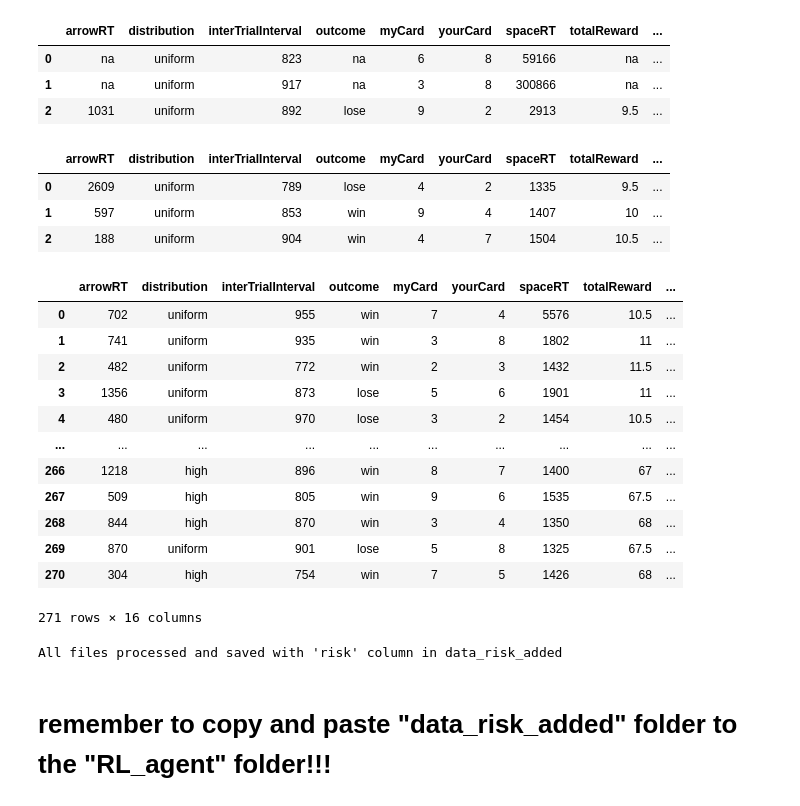
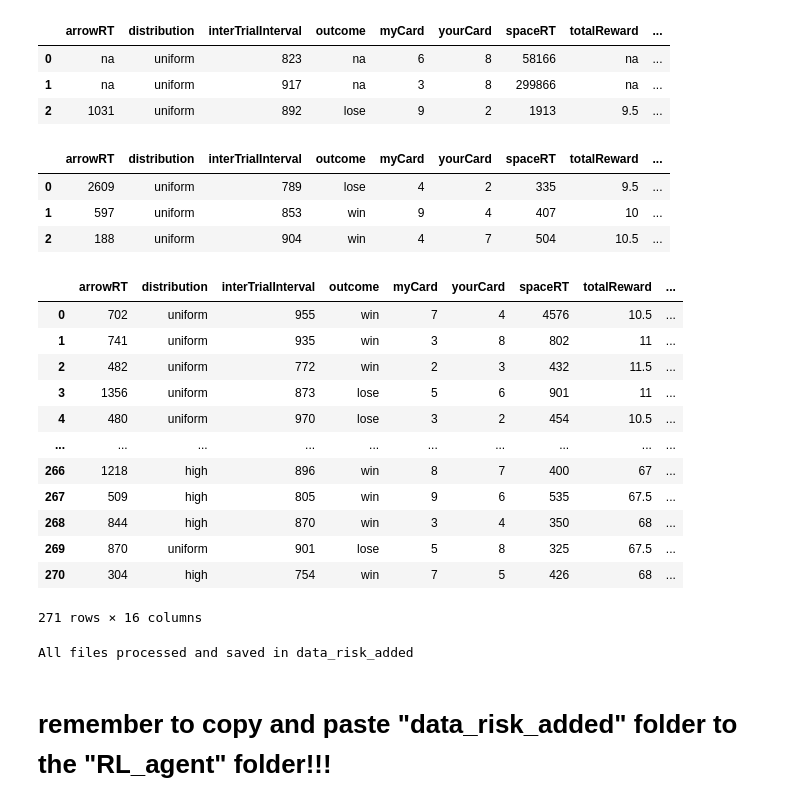
Before and after one commit to NiloufarShahdoustU/starling_behavioral_analysis, a Jupyter notebook: 0_data_imporant_processing.ipynb, the cells around one changed output. Saved outputs shown, nothing was run; the diff lists cells and outputs as text; code cells hidden in the pictures.

```diff
--- a/0_data_imporant_processing.ipynb
+++ b/0_data_imporant_processing.ipynb
@@ -10,31 +10,34 @@ import statsmodels.api as sm
 # %%
 folder_path = 'data'
 dataframes = []
 
 
 for file_name in os.listdir(folder_path):
     if file_name.endswith('.xlsx'):
         file_path = os.path.join(folder_path, file_name)
         df = pd.read_excel(file_path)
 
         # Calculate mean and standard deviation of spaceRT
         # Calculate 3*std for spaceRT and add as a new column we do this for knowing the spaceRT outliers and remove them in
         # calculating spaceRT cause these are rest somehow
         # the spaceRT_2sd is obviously same in all columns cause it's based on all the spaceRTs. I just wanted to have everything
         # in the dataframe
+
+        df['spaceRT'] = df['spaceRT'] - 1000
+
         mean_spaceRT = df['spaceRT'].mean()
         std_spaceRT = df['spaceRT'].std()
         df['spaceRT_2sd'] = mean_spaceRT + 2 * std_spaceRT
 
 
         dataframes.append(df)
 
 dataframes[5].head(3)
 # %% [output]
 |  | arrowRT | distribution | interTrialInterval | outcome | myCard | yourCard | spaceRT | totalReward | ... |
-| 0 | na | uniform | 823 | na | 6 | 8 | 59166 | na | ... |
-| 1 | na | uniform | 917 | na | 3 | 8 | 300866 | na | ... |
-| 2 | 1031 | uniform | 892 | lose | 9 | 2 | 2913 | 9.5 | ... |
+| 0 | na | uniform | 823 | na | 6 | 8 | 58166 | na | ... |
+| 1 | na | uniform | 917 | na | 3 | 8 | 299866 | na | ... |
+| 2 | 1031 | uniform | 892 | lose | 9 | 2 | 1913 | 9.5 | ... |
 # %%
 for df in dataframes:
     df['block_type'] = None
@@ -51,9 +54,9 @@ for df in dataframes:
 dataframes[0].head(3)
 # %% [output]
 |  | arrowRT | distribution | interTrialInterval | outcome | myCard | yourCard | spaceRT | totalReward | ... |
-| 0 | 2609 | uniform | 789 | lose | 4 | 2 | 1335 | 9.5 | ... |
-| 1 | 597 | uniform | 853 | win | 9 | 4 | 1407 | 10 | ... |
-| 2 | 188 | uniform | 904 | win | 4 | 7 | 1504 | 10.5 | ... |
+| 0 | 2609 | uniform | 789 | lose | 4 | 2 | 335 | 9.5 | ... |
+| 1 | 597 | uniform | 853 | win | 9 | 4 | 407 | 10 | ... |
+| 2 | 188 | uniform | 904 | win | 4 | 7 | 504 | 10.5 | ... |
 # %%
 # 1) Define the risk dictionaries for each deck type
 risk_uniform = {
@@ -111,17 +114,17 @@ for df in dataframes:
 dataframes[1]
 # %% [output]
 |  | arrowRT | distribution | interTrialInterval | outcome | myCard | yourCard | spaceRT | totalReward | ... |
-| 0 | 702 | uniform | 955 | win | 7 | 4 | 5576 | 10.5 | ... |
-| 1 | 741 | uniform | 935 | win | 3 | 8 | 1802 | 11 | ... |
-| 2 | 482 | uniform | 772 | win | 2 | 3 | 1432 | 11.5 | ... |
-| 3 | 1356 | uniform | 873 | lose | 5 | 6 | 1901 | 11 | ... |
-| 4 | 480 | uniform | 970 | lose | 3 | 2 | 1454 | 10.5 | ... |
+| 0 | 702 | uniform | 955 | win | 7 | 4 | 4576 | 10.5 | ... |
+| 1 | 741 | uniform | 935 | win | 3 | 8 | 802 | 11 | ... |
+| 2 | 482 | uniform | 772 | win | 2 | 3 | 432 | 11.5 | ... |
+| 3 | 1356 | uniform | 873 | lose | 5 | 6 | 901 | 11 | ... |
+| 4 | 480 | uniform | 970 | lose | 3 | 2 | 454 | 10.5 | ... |
 | ... | ... | ... | ... | ... | ... | ... | ... | ... | ... |
-| 266 | 1218 | high | 896 | win | 8 | 7 | 1400 | 67 | ... |
-| 267 | 509 | high | 805 | win | 9 | 6 | 1535 | 67.5 | ... |
-| 268 | 844 | high | 870 | win | 3 | 4 | 1350 | 68 | ... |
-| 269 | 870 | uniform | 901 | lose | 5 | 8 | 1325 | 67.5 | ... |
-| 270 | 304 | high | 754 | win | 7 | 5 | 1426 | 68 | ... |
+| 266 | 1218 | high | 896 | win | 8 | 7 | 400 | 67 | ... |
+| 267 | 509 | high | 805 | win | 9 | 6 | 535 | 67.5 | ... |
+| 268 | 844 | high | 870 | win | 3 | 4 | 350 | 68 | ... |
+| 269 | 870 | uniform | 901 | lose | 5 | 8 | 325 | 67.5 | ... |
+| 270 | 304 | high | 754 | win | 7 | 5 | 426 | 68 | ... |
 271 rows × 16 columns
 # %%
 output_folder = 'data_risk_added'
@@ -130,11 +133,15 @@ if not os.path.exists(output_folder):
 
 for file_name in os.listdir(folder_path):
     if file_name.endswith('.xlsx'):
-        # Read the Excel file
         file_path = os.path.join(folder_path, file_name)
         df = pd.read_excel(file_path)
 
-        # Compute the new 'risk' column
+        df['spaceRT'] = df['spaceRT'] - 1000
+
+        mean_spaceRT = df['spaceRT'].mean()
+        std_spaceRT = df['spaceRT'].std()
+        df['spaceRT_2sd'] = mean_spaceRT + 2 * std_spaceRT
+
         def compute_risk(row):
             dist = row['distribution']
             card = row['myCard']
@@ -142,14 +149,11 @@ for file_name in os.listdir(folder_path):
 
         df['risk'] = df.apply(compute_risk, axis=1)
 
-        # (Optional) do any other modifications you need here...
-
-        # Save the updated DataFrame with the same filename to data_risk_added
         out_path = os.path.join(output_folder, file_name)
         df.to_excel(out_path, index=False)
 
-print("All files processed and saved with 'risk' column in", output_folder)
+print("All files processed and saved in", output_folder)
 # %% [output]
-All files processed and saved with 'risk' column in data_risk_added
+All files processed and saved in data_risk_added
 # %% [markdown]
 # remember to copy and paste "data_risk_added" folder to the "RL_agent" folder!!!
```
Also changed, not shown: 4 other files.
